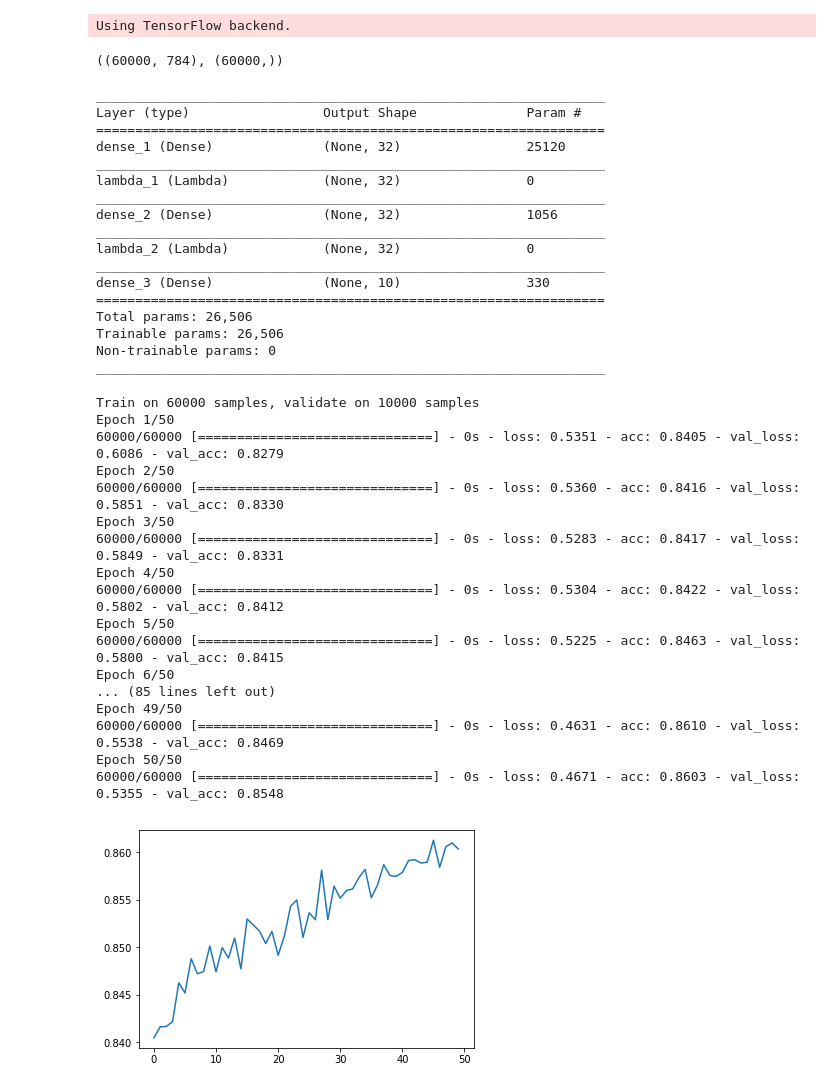
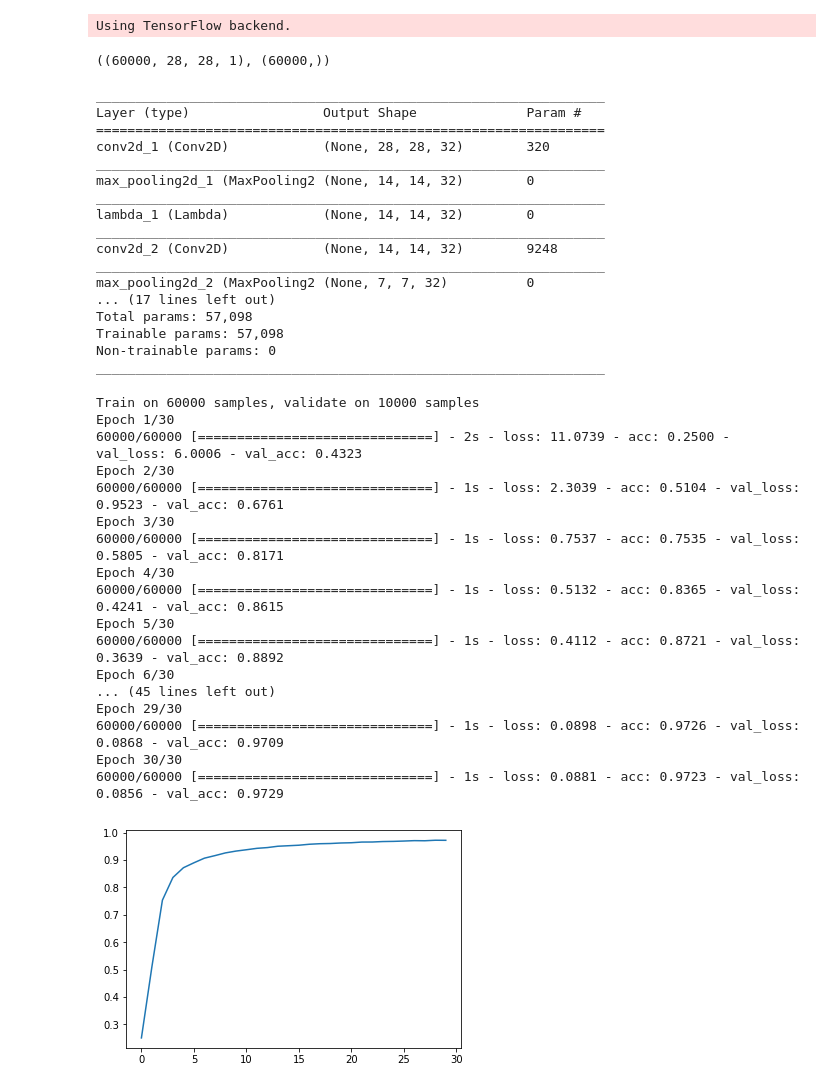
Before and after one commit to renato145/bayesian-nn, a Jupyter notebook: main.ipynb, the cells around one changed output. Drawn from its saved outputs; the diff is of its cells as text; code cells hidden in the pictures.

```diff
--- a/main.ipynb
+++ b/main.ipynb
@@ -7,28 +7,32 @@ from keras.datasets import mnist
 Using TensorFlow backend.
 # %%
 (x_train, y_train), (x_test, y_test) = mnist.load_data()
-x_train = x_train.reshape((-1,28*28))
-x_test = x_test.reshape((-1,28*28))
+x_train = x_train.reshape((-1,28,28,1))
+x_test = x_test.reshape((-1,28,28,1))
 x_train.shape, y_train.shape
 # %% [output]
-((60000, 784), (60000,))
+((60000, 28, 28, 1), (60000,))
 # %%
 import keras.backend as K
 from keras.models import Sequential
-from keras.layers import Dense, Activation, Dropout, Lambda
+from keras.layers import Conv2D, Dense, Activation, Dropout, Lambda, Flatten, MaxPool2D
 from keras.initializers import Constant
-
-def dense_layer(k, act, dropout=True, **kwargs):
-    initializer = 'he_normal' if act == 'relu' else 'glorot_uniform'
-    return Dense(k, activation=act, kernel_initializer=initializer, **kwargs)
 
 dropout = 0.2
 model = Sequential()
-model.add(dense_layer(32, act='relu', input_shape=(784,)))
+model.add(Conv2D(32, 3, activation='relu', padding='same', input_shape=(28,28,1)))
+model.add(MaxPool2D())
 model.add(Lambda(lambda x: K.dropout(x, level=dropout)))
-model.add(dense_layer(32, act='relu'))
+model.add(Conv2D(32, 3, activation='relu', padding='same'))
+model.add(MaxPool2D())
 model.add(Lambda(lambda x: K.dropout(x, level=dropout)))
-model.add(dense_layer(10, act='softmax'))
+model.add(Conv2D(32, 3, activation='relu', padding='same'))
+model.add(MaxPool2D())
+model.add(Flatten())
+model.add(Lambda(lambda x: K.dropout(x, level=dropout)))
+model.add(Dense(128, activation='relu'))
+model.add(Lambda(lambda x: K.dropout(x, level=dropout)))
+model.add(Dense(10, activation='softmax'))
 
 model.compile(loss='sparse_categorical_crossentropy',
               optimizer='adam',
@@ -38,41 +42,41 @@ model.summary()
 _________________________________________________________________
 Layer (type)                 Output Shape              Param #
 =================================================================
-dense_1 (Dense)              (None, 32)                25120
+conv2d_1 (Conv2D)            (None, 28, 28, 32)        320
 _________________________________________________________________
-lambda_1 (Lambda)            (None, 32)                0
+max_pooling2d_1 (MaxPooling2 (None, 14, 14, 32)        0
 _________________________________________________________________
-dense_2 (Dense)              (None, 32)                1056
+lambda_1 (Lambda)            (None, 14, 14, 32)        0
 _________________________________________________________________
-lambda_2 (Lambda)            (None, 32)                0
+conv2d_2 (Conv2D)            (None, 14, 14, 32)        9248
 _________________________________________________________________
-dense_3 (Dense)              (None, 10)                330
-=================================================================
-Total params: 26,506
-Trainable params: 26,506
+max_pooling2d_2 (MaxPooling2 (None, 7, 7, 32)          0
+... (17 lines left out)
+Total params: 57,098
+Trainable params: 57,098
 Non-trainable params: 0
 _________________________________________________________________
 # %%
-h = model.fit(x_train, y_train, validation_data=(x_test, y_test), epochs=50, batch_size=2048)
+h = model.fit(x_train, y_train, validation_data=(x_test, y_test), epochs=30, batch_size=2048)
 plt.plot(h.history['acc']);
 # %% [output]
 Train on 60000 samples, validate on 10000 samples
-Epoch 1/50
-60000/60000 [==============================] - 0s - loss: 0.5351 - acc: 0.8405 - val_loss: 0.6086 - val_acc: 0.8279
-Epoch 2/50
-60000/60000 [==============================] - 0s - loss: 0.5360 - acc: 0.8416 - val_loss: 0.5851 - val_acc: 0.8330
-Epoch 3/50
-60000/60000 [==============================] - 0s - loss: 0.5283 - acc: 0.8417 - val_loss: 0.5849 - val_acc: 0.8331
-Epoch 4/50
-60000/60000 [==============================] - 0s - loss: 0.5304 - acc: 0.8422 - val_loss: 0.5802 - val_acc: 0.8412
-Epoch 5/50
-60000/60000 [==============================] - 0s - loss: 0.5225 - acc: 0.8463 - val_loss: 0.5800 - val_acc: 0.8415
-Epoch 6/50
-... (85 lines left out)
-Epoch 49/50
-60000/60000 [==============================] - 0s - loss: 0.4631 - acc: 0.8610 - val_loss: 0.5538 - val_acc: 0.8469
-Epoch 50/50
-60000/60000 [==============================] - 0s - loss: 0.4671 - acc: 0.8603 - val_loss: 0.5355 - val_acc: 0.8548
+Epoch 1/30
+60000/60000 [==============================] - 2s - loss: 11.0739 - acc: 0.2500 - val_loss: 6.0006 - val_acc: 0.4323
+Epoch 2/30
+60000/60000 [==============================] - 1s - loss: 2.3039 - acc: 0.5104 - val_loss: 0.9523 - val_acc: 0.6761
+Epoch 3/30
+60000/60000 [==============================] - 1s - loss: 0.7537 - acc: 0.7535 - val_loss: 0.5805 - val_acc: 0.8171
+Epoch 4/30
+60000/60000 [==============================] - 1s - loss: 0.5132 - acc: 0.8365 - val_loss: 0.4241 - val_acc: 0.8615
+Epoch 5/30
+60000/60000 [==============================] - 1s - loss: 0.4112 - acc: 0.8721 - val_loss: 0.3639 - val_acc: 0.8892
+Epoch 6/30
+... (45 lines left out)
+Epoch 29/30
+60000/60000 [==============================] - 1s - loss: 0.0898 - acc: 0.9726 - val_loss: 0.0868 - val_acc: 0.9709
+Epoch 30/30
+60000/60000 [==============================] - 1s - loss: 0.0881 - acc: 0.9723 - val_loss: 0.0856 - val_acc: 0.9729
-[figure, old version]
+[figure, new version]
 # %%
 def predict(x, samples=10000):
```
Also changed, not shown: parts of 2 cells of this notebook, 1 other file.
